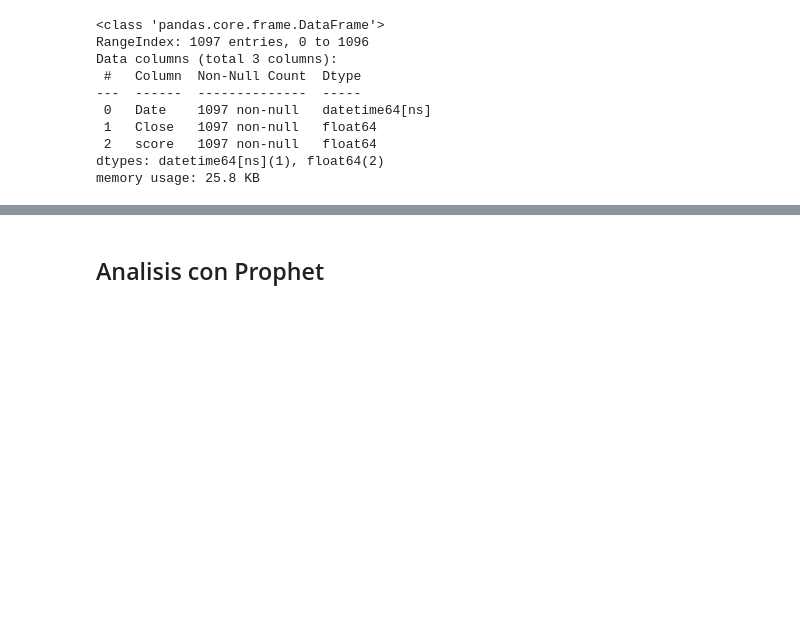
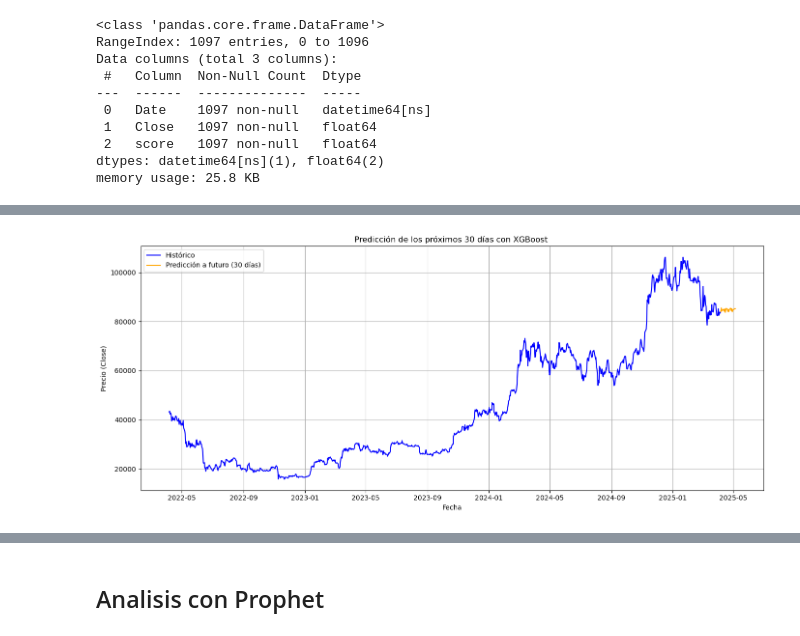
Before and after one commit to seba098098/Projecto_TRM, a Jupyter notebook: Notebooks/04_Modelado_Predictivo_Con_ML..ipynb, the cells around one changed output, grey strips where cells are left out. Cells and saved outputs as stored; diff of their text form; code cells hidden in the pictures; blank space fills up the shorter version.

```diff
--- a/Notebooks/04_Modelado_Predictivo_Con_ML..ipynb
+++ b/Notebooks/04_Modelado_Predictivo_Con_ML..ipynb
@@ -741,0 +709,94 @@ RMSE promedio: 4456.42
+# %%
+import pandas as pd
+import numpy as np
+import matplotlib.pyplot as plt
+import xgboost as xgb
+from sklearn.metrics import mean_absolute_error, mean_squared_error
+
+# 1. Función para crear variables rezagadas (lags)
+def crear_lags(data, target_col, n_lags):
+    df = data.copy()
+    for lag in range(1, n_lags + 1):
+        df[f'lag_{lag}'] = df[target_col].shift(lag)
+    return df.dropna()
+
+# Configuración: número de lags a usar
+n_lags = 7
+
+# 2. Crear dataset de entrenamiento a partir de df_model
+df_lags = crear_lags(df_model, 'Close', n_lags)
+# Se asume que df_model también tiene la columna 'Date'
+
+# Aquí usamos todos los datos disponibles para el entrenamiento
+X_all = df_lags.drop(columns=['Close', 'Date'])
+y_all = df_lags['Close']
+
+# 3. Entrenar el modelo XGBoost con todos los datos
+model_sent = xgb.XGBRegressor(
+    objective='reg:squarederror',
+    n_estimators=500,
+    learning_rate=0.05,
+    max_depth=5,
+    subsample=0.8,
+    colsample_bytree=0.8,
+    gamma=0.1,
+    min_child_weight=5,
+    reg_alpha=0.1,
+    reg_lambda=1,
+    random_state=42
+)
+
+model_sent.fit(X_all, y_all)
+
+# (Opcional) Si deseas evaluar en datos históricos, puedes predecir sobre X_all
+y_pred_all = model_sent.predict(X_all)
+print("MAE (datos históricos):", mean_absolute_error(y_all, y_pred_all))
+print("RMSE (datos históricos):", np.sqrt(mean_squared_error(y_all, y_pred_all)))
+
+
+# 4. Función para predecir futuros de forma recursiva
+def forecast_future(model, X_last, n_forecast):
+    """
+    model: modelo entrenado
+    X_last: DataFrame con los features (lags) utilizado para entrenar;
+            se usa la última fila para iniciar la predicción recursiva.
+    n_forecast: número de pasos a predecir (p.ej. 30 días)
+    """
+    # Tomamos la última fila como base para la predicción
+    current_input = X_last.values[-1].reshape(1, -1)
+    forecasts = []
+    for _ in range(n_forecast):
+        # Predecir el siguiente valor
+        pred = model.predict(current_input)[0]
+        forecasts.append(pred)
+        # Actualizamos los lags: desplazamos a la izquierda (roll) y ponemos la predicción al final
+        new_input = np.roll(current_input, shift=-1, axis=1)
+        new_input[0, -1] = pred
+        current_input = new_input
+    return forecasts
+
+# Predecir los próximos 30 días
+n_forecasts = 30
+future_preds = forecast_future(model_sent, X_all, n_forecasts)
+
+# 5. Preparar la serie de fechas futuras a partir de la última fecha de df_model
+ultima_fecha = pd.to_datetime(df_model['Date'].max())
+future_dates = pd.date_range(start=ultima_fecha + pd.Timedelta(days=1), periods=n_forecasts, freq='D')
+
+# 6. Visualización
+plt.figure(figsize=(14, 6))
+
+# Graficar datos históricos completos
+plt.plot(pd.to_datetime(df_model['Date']), df_model['Close'], label='Histórico', color='blue')
+
+# Graficar las predicciones futuras
+plt.plot(future_dates, future_preds, label='Predicción a futuro (30 días)', color='orange')
+
+plt.title('Predicción de los próximos 30 días con XGBoost ')
+plt.xlabel('Fecha')
+plt.ylabel('Precio (Close)')
+plt.legend()
+plt.grid(True)
+plt.tight_layout()
+plt.show()
+# %% [output]
@@ -741,0 +805 @@ RMSE promedio: 4456.42
+[figure, added]
```
Also changed, not shown: parts of 22 cells of this notebook.
